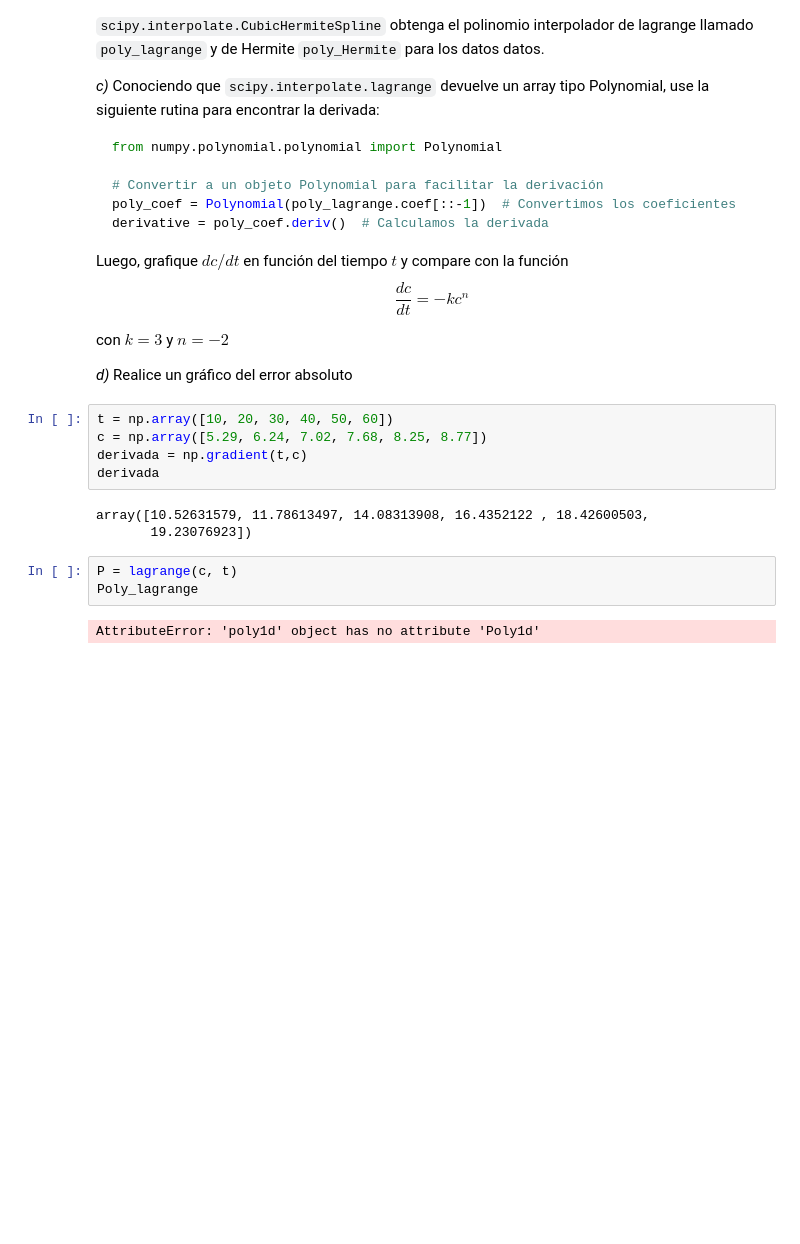
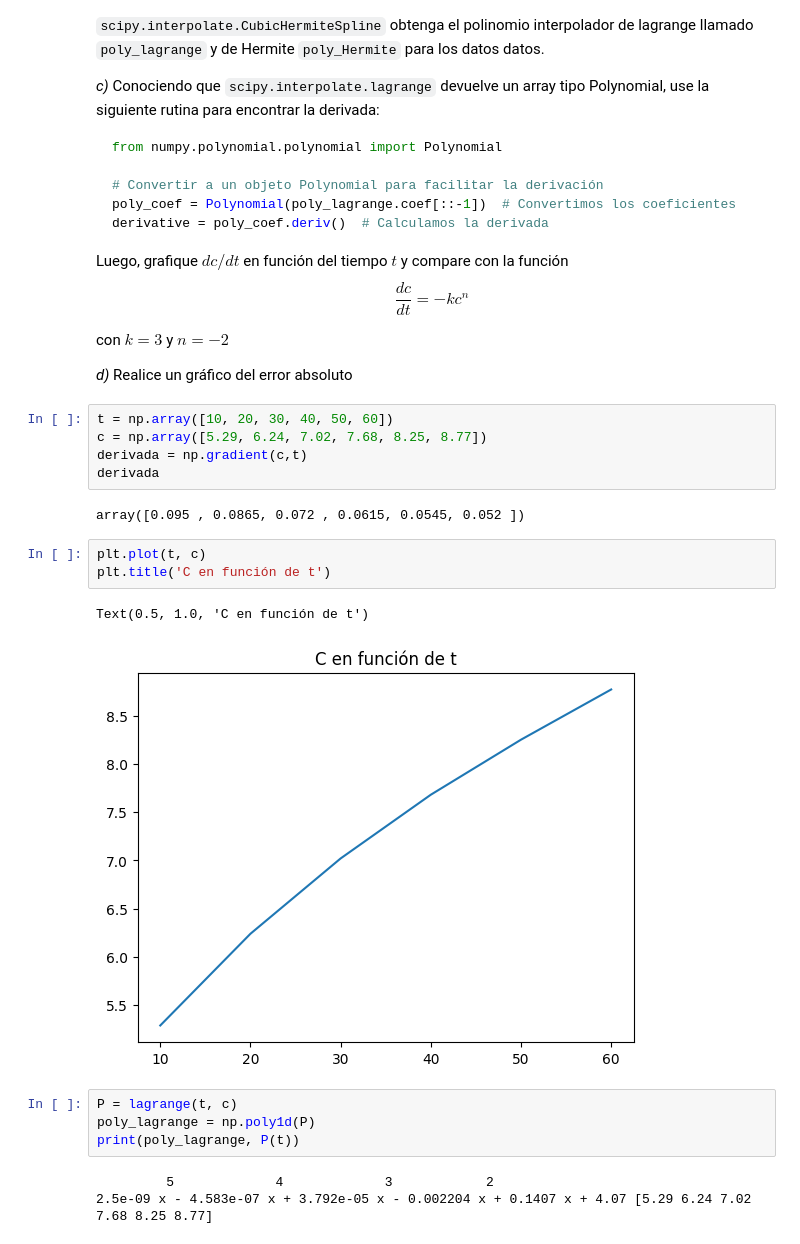
Before and after one commit to hernansalinas/CursoMetodosComputacionales, a Jupyter notebook: Students/Jaramillo_075/Parciales/Parcial.ipynb, the cells around one changed output. Saved outputs shown, nothing was run; the diff lists cells and outputs as text; blank space fills up the shorter version.

```diff
--- a/Students/Jaramillo_075/Parciales/Parcial.ipynb
+++ b/Students/Jaramillo_075/Parciales/Parcial.ipynb
@@ -249,13 +263,20 @@ con $k = 3$ y $n = -2$
 # %%
 t = np.array([10, 20, 30, 40, 50, 60])
 c = np.array([5.29, 6.24, 7.02, 7.68, 8.25, 8.77])
-derivada = np.gradient(t,c)
+derivada = np.gradient(c,t)
 derivada
 # %% [output]
-array([10.52631579, 11.78613497, 14.08313908, 16.4352122 , 18.42600503,
-       19.23076923])
+array([0.095 , 0.0865, 0.072 , 0.0615, 0.0545, 0.052 ])
+# %%
+plt.plot(t, c)
+plt.title('C en función de t')
+# %% [output]
+Text(0.5, 1.0, 'C en función de t')
+[figure, added]
 # %%
-P = lagrange(c, t)
-Poly_lagrange
+P = lagrange(t, c)
+poly_lagrange = np.poly1d(P)
+print(poly_lagrange, P(t))
 # %% [output]
-AttributeError: 'poly1d' object has no attribute 'Poly1d'
+         5             4             3            2
+2.5e-09 x - 4.583e-07 x + 3.792e-05 x - 0.002204 x + 0.1407 x + 4.07 [5.29 6.24 7.02 7.68 8.25 8.77]
```
Also changed, not shown: parts of 10 cells of this notebook.
